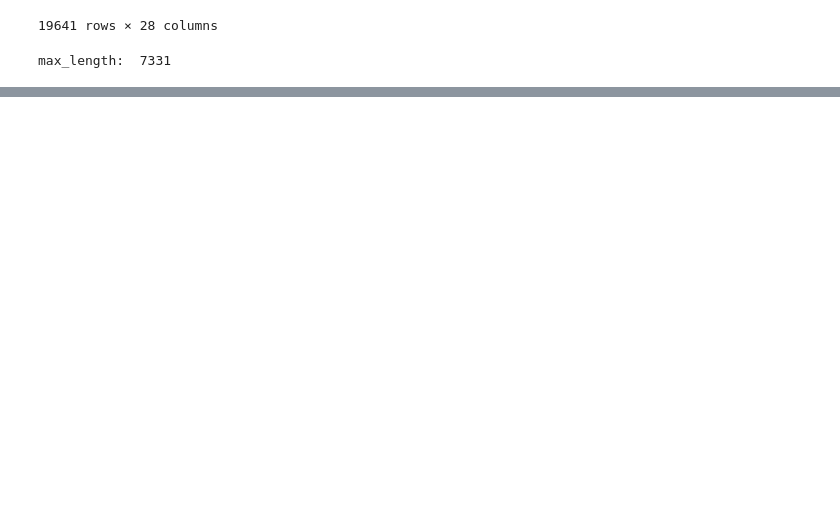
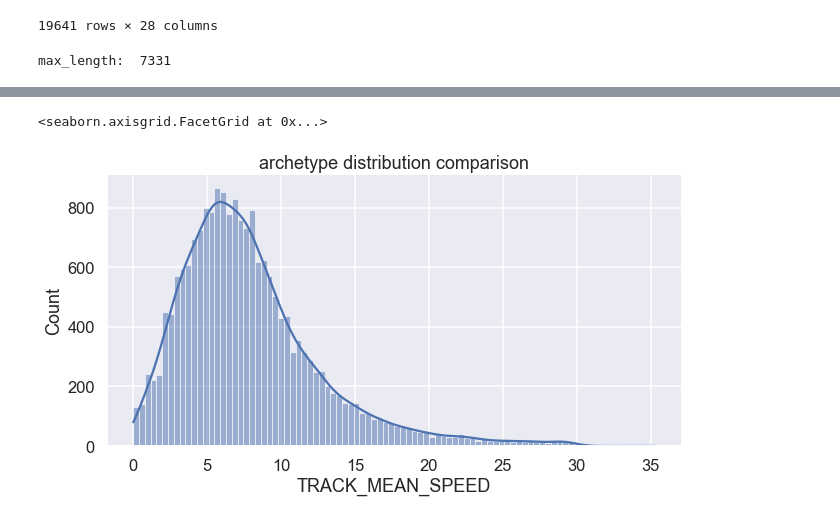
Before and after one commit to jlifferth/HCC_analysis, a Jupyter notebook: distribution/cell_line_comparison/bootstrap/all_cell_lines_ks_test.ipynb, the cells around one changed output, grey strips where cells are left out. Drawn from its saved outputs; the diff is of its cells as text; code cells hidden in the pictures; blank space fills up the shorter version.

```diff
--- a/distribution/cell_line_comparison/bootstrap/all_cell_lines_ks_test.ipynb
+++ b/distribution/cell_line_comparison/bootstrap/all_cell_lines_ks_test.ipynb
@@ -142,0 +198,4 @@ max_length:  7331
+# %%
+archetype_df = pd.concat([archetype1_df, archetype2_df])
+archetype_df = archetype_df.reset_index(drop=True)
+archetype_df
@@ -142,0 +248,6 @@ max_length:  7331
+# %%
+sns.displot(data=archetype_df, x='TRACK_MEAN_SPEED', kde=True, fill=True,
+            height=5, aspect=15/8).set(title='archetype distribution comparison')
+# %% [output]
+<seaborn.axisgrid.FacetGrid at 0x...>
+[figure, added]
```
Also changed, not shown: parts of 12 cells of this notebook, 42 other files.
